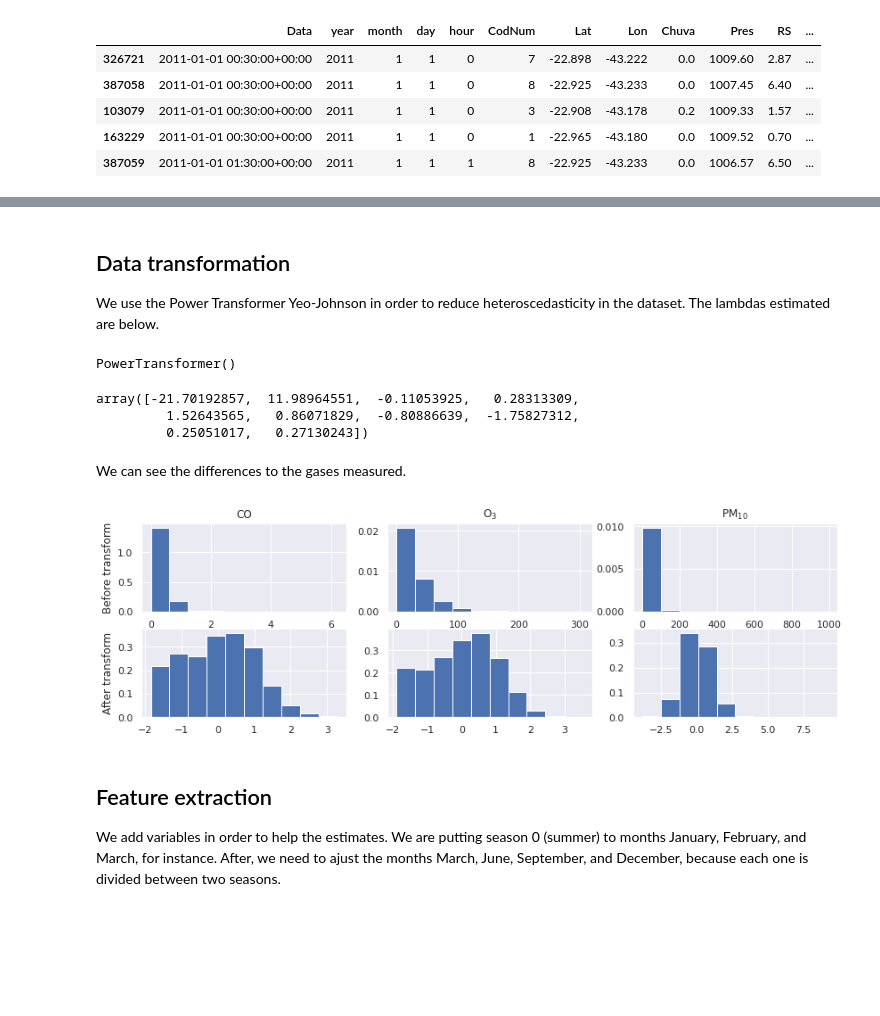
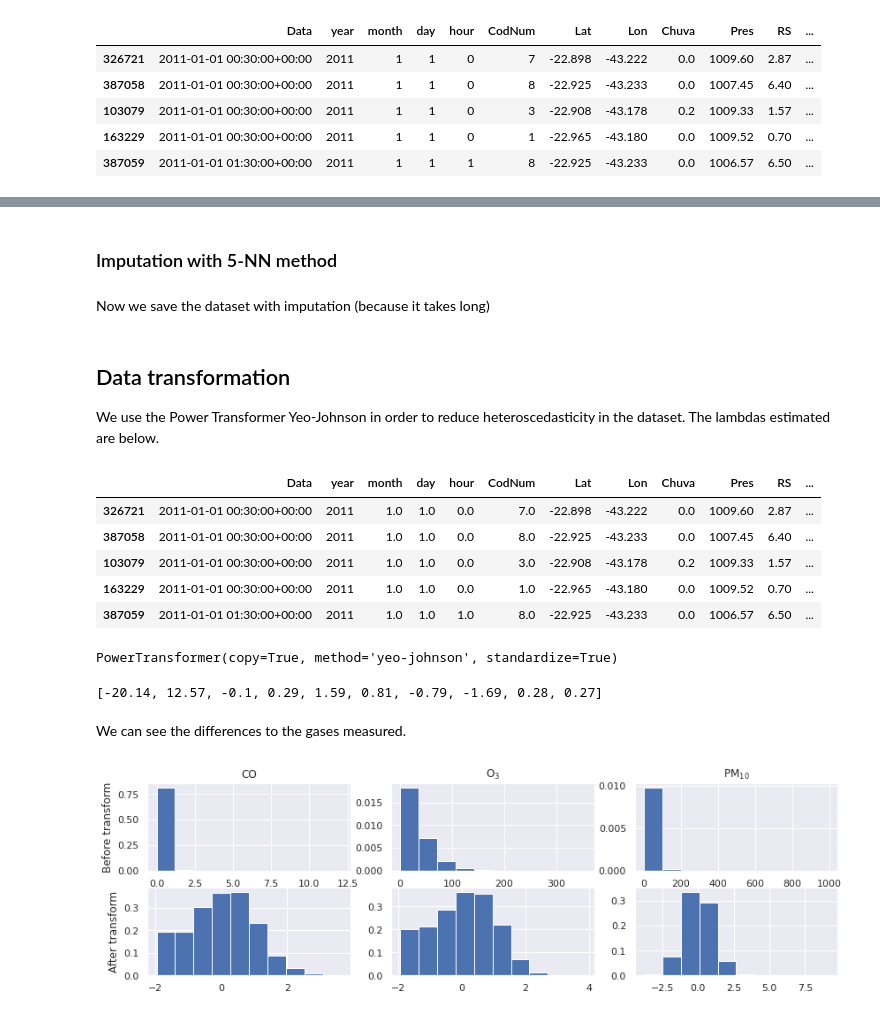
Before and after one commit to lucasmoschen/machine-learning-project, a Jupyter notebook: notebooks/data_engineering.ipynb, the cells around one changed output, grey strips where cells are left out. Cells and saved outputs as stored; diff of their text form; code cells hidden in the pictures; blank space fills up the shorter version.

Commit message:
Add google colab changes

```diff
--- a/notebooks/data_engineering.ipynb
+++ b/notebooks/data_engineering.ipynb
@@ -30,7 +45,12 @@ pd.options.mode.chained_assignment = None
 # %% [markdown]
 ## Importing the dataset
 # %%
-air_data = pd.read_csv("../data/RiodeJaneiro_MonitorAr_hourly_p1.csv", index_col = 0)
+# For local folder
+location = "../data/"
+# For Google colab
+location = "drive/MyDrive/Arquivos Acadêmicos/Disciplinas FGV/Machine Learning/"
+
+air_data = pd.read_csv(location + "RiodeJaneiro_MonitorAr_hourly_p1.csv", index_col = 0)
 air_data.Data = pd.to_datetime(air_data.Data)
 air_data.head()
 # %% [output]
@@ -48,0 +156,2 @@ air_data_no_missing = air_data.dropna()
+# %% [markdown]
+### Imputation with 5-NN method
@@ -48,0 +171,2 @@ air_data_no_missing = air_data.dropna()
+# %% [markdown]
+Now we save the dataset with imputation (because it takes long)
@@ -50,40 +176,48 @@ air_data_no_missing = air_data.dropna()
 ## Data transformation
 
 We use the Power Transformer Yeo-Johnson in order to reduce heteroscedasticity in the dataset. The lambdas estimated are below.
+# %%
+air_data = pd.read_csv(location + "RiodeJaneiro_MonitorAr_hourly_p2.csv", index_col = 0)
+air_data.head()
+# %% [output]
+|  | Data | year | month | day | hour | CodNum | Lat | Lon | Chuva | Pres | RS | ... |
+| 326721 | 2011-01-01 00:30:00+00:00 | 2011 | 1.0 | 1.0 | 0.0 | 7.0 | -22.898 | -43.222 | 0.0 | 1009.60 | 2.87 | ... |
+| 387058 | 2011-01-01 00:30:00+00:00 | 2011 | 1.0 | 1.0 | 0.0 | 8.0 | -22.925 | -43.233 | 0.0 | 1007.45 | 6.40 | ... |
+| 103079 | 2011-01-01 00:30:00+00:00 | 2011 | 1.0 | 1.0 | 0.0 | 3.0 | -22.908 | -43.178 | 0.2 | 1009.33 | 1.57 | ... |
+| 163229 | 2011-01-01 00:30:00+00:00 | 2011 | 1.0 | 1.0 | 0.0 | 1.0 | -22.965 | -43.180 | 0.0 | 1009.52 | 0.70 | ... |
+| 387059 | 2011-01-01 01:30:00+00:00 | 2011 | 1.0 | 1.0 | 1.0 | 8.0 | -22.925 | -43.233 | 0.0 | 1006.57 | 6.50 | ... |
 # %%
 var_continuous = ['Chuva', 'Pres', 'RS', 'Temp', 'UR', 'Dir_Vento', 'Vel_Vento', 'CO', 'O3', 'PM10']
 
 pt = pp.PowerTransformer(method = 'yeo-johnson', standardize=True)
-pt.fit(air_data_no_missing[var_continuous])
+pt.fit(air_data[var_continuous])
 # %% [output]
-PowerTransformer()
+PowerTransformer(copy=True, method='yeo-johnson', standardize=True)
-# %%
-pt.lambdas_
-# %% [output]
-array([-21.70192857,  11.98964551,  -0.11053925,   0.28313309,
-         1.52643565,   0.86071829,  -0.80886639,  -1.75827312,
-         0.25051017,   0.27130243])
+# %%
+print([round(x,2) for x in pt.lambdas_])
+# %% [output]
+[-20.14, 12.57, -0.1, 0.29, 1.59, 0.81, -0.79, -1.69, 0.28, 0.27]
 # %%
-transform_air_data = pt.transform(air_data_no_missing[var_continuous])
+transform_air_data = pt.transform(air_data[var_continuous])
 # %% [markdown]
 We can see the differences to the gases measured.
 # %%
 fig, ax = plt.subplots(2,3,figsize = (14,4))
-air_data_no_missing.CO.plot.hist(ax = ax[0][0], density = True, title = 'CO')
-air_data_no_missing.O3.plot.hist(ax = ax[0][1], density = True, title = r'O$_3$')
-air_data_no_missing.PM10.plot.hist(ax = ax[0][2], density = True, title = r'PM$_{10}$')
+air_data.CO.plot.hist(ax = ax[0][0], density = True, title = 'CO')
+air_data.O3.plot.hist(ax = ax[0][1], density = True, title = r'O$_3$')
+air_data.PM10.plot.hist(ax = ax[0][2], density = True, title = r'PM$_{10}$')
 
 ax[1][0].hist(transform_air_data[:,-3], density = True)
 ax[1][1].hist(transform_air_data[:,-2], density = True)
 ax[1][2].hist(transform_air_data[:,-1], density = True)
 
 ax[0][0].set_ylabel("Before transform")
 ax[1][0].set_ylabel("After transform")
 ax[0][1].set_ylabel("")
 ax[0][2].set_ylabel("")
 
 plt.savefig(IMAGES_FOLDER + "before_after_transform_gases.eps", bbox_inches="tight")
 plt.show()
 # %% [output]
-[figure, old version]
+[figure, new version]
 # %%
@@ -91,4 +224,0 @@ air_data_no_missing[var_continuous] = transform_air_data
-# %% [markdown]
-## Feature extraction
-
-We add variables in order to help the estimates. We are putting season 0 (summer) to months January, February, and March, for instance. After, we need to ajust the months March, June, September, and December, because each one is divided between two seasons.
```
Also changed, not shown: parts of 31 cells of this notebook, 5 other files.
